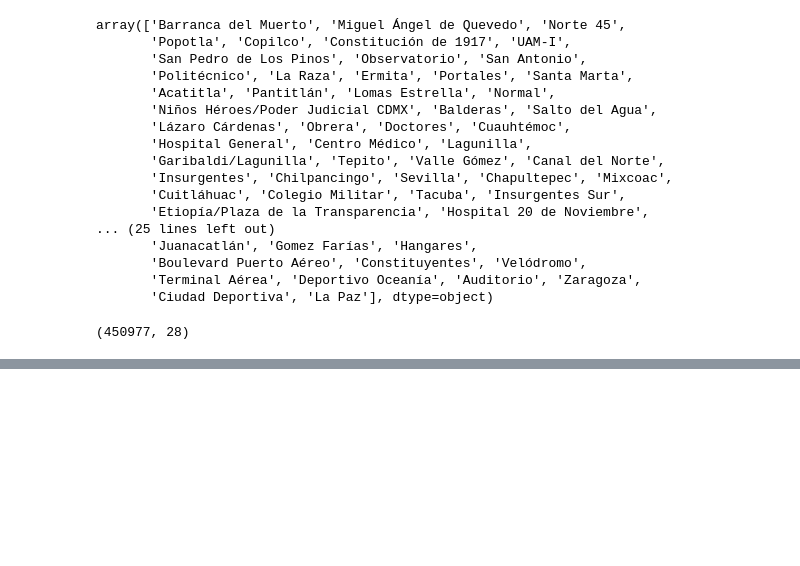
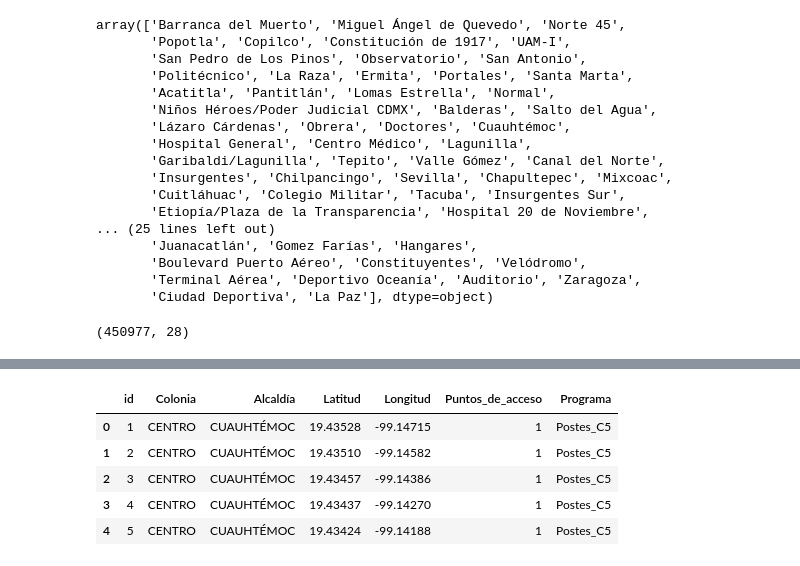
Before and after one commit to marcocasillas91/sdc-security, a Jupyter notebook: notebooks/1_first_datalake.ipynb, the cells around one changed output, grey strips where cells are left out. Drawn from its saved outputs; the diff is of its cells as text; code cells hidden in the pictures; blank space fills up the shorter version.

```diff
--- a/notebooks/1_first_datalake.ipynb
+++ b/notebooks/1_first_datalake.ipynb
@@ -13,7 +13,6 @@ import matplotlib.pyplot as plt
 #Path
 #Insert your local repo path to file
 repo_path = "INSERT YOUR LOCAL SDC-SECURITY REPO PATH HERE"
-repo_path = "D:\Archivos\Social Data Challenge\sdc-security"
 # %%
 crime_data_path = "\datasets\da_victimas_completa_marzo_2023.zip"
 
@@ -408,0 +423,18 @@ This is the consolidated dataset that can be used as base for future calculation
+# %%
+import requests
+
+# Example CSV file link
+
+c5_path = "\datasets\c5_cams.zip"
+
+zf = zipfile.ZipFile(repo_path+c5_path)
+c5_raw = pd.read_csv(zf.open('c5_cams.csv'), encoding = "latin-1")
+
+c5_raw.head()
+# %% [output]
+|  | id | Colonia | Alcaldía | Latitud | Longitud | Puntos_de_acceso | Programa |
+| 0 | 1 | CENTRO | CUAUHTÉMOC | 19.43528 | -99.14715 | 1 | Postes_C5 |
+| 1 | 2 | CENTRO | CUAUHTÉMOC | 19.43510 | -99.14582 | 1 | Postes_C5 |
+| 2 | 3 | CENTRO | CUAUHTÉMOC | 19.43457 | -99.14386 | 1 | Postes_C5 |
+| 3 | 4 | CENTRO | CUAUHTÉMOC | 19.43437 | -99.14270 | 1 | Postes_C5 |
+| 4 | 5 | CENTRO | CUAUHTÉMOC | 19.43424 | -99.14188 | 1 | Postes_C5 |
```
Also changed, not shown: parts of 20 cells of this notebook, 2 other files.
